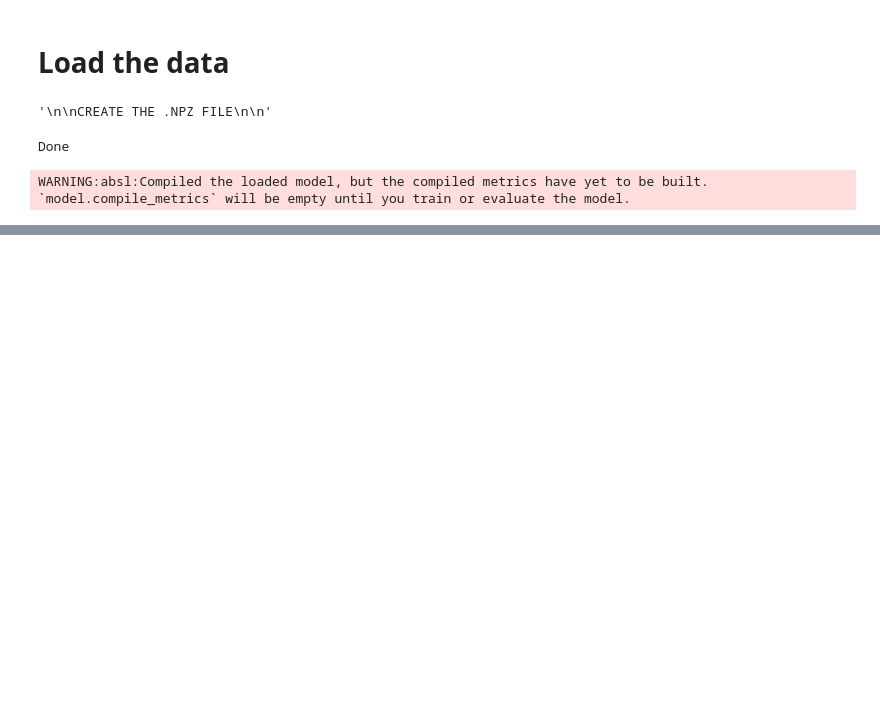
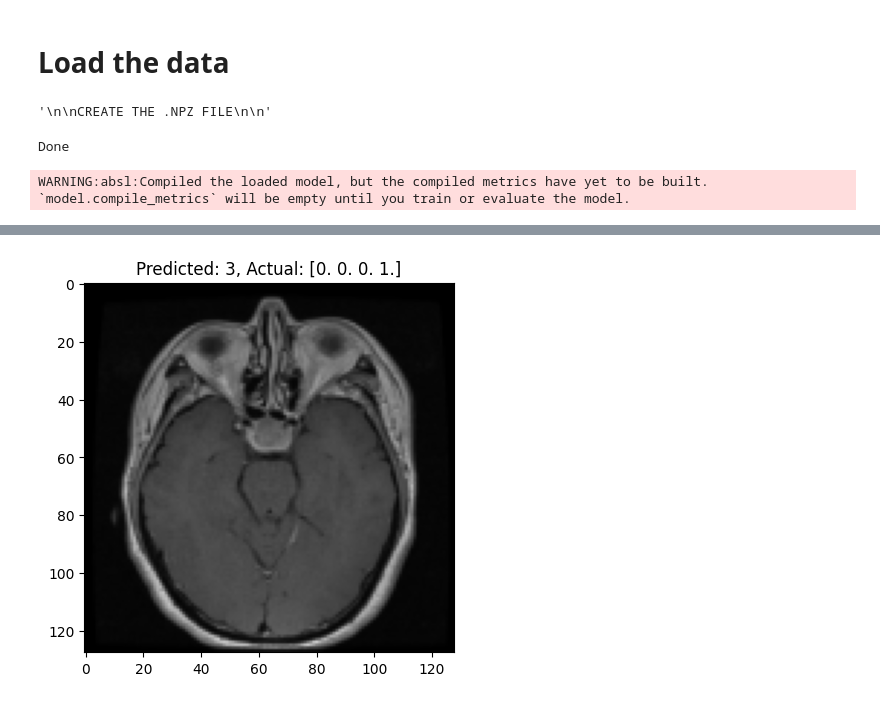
Before and after one commit to JezzaJezzaJezza/AI-Tumor-Detection, a Jupyter notebook: ai.ipynb, the cells around one changed output, grey strips where cells are left out. Drawn from its saved outputs; the diff is of its cells as text; code cells hidden in the pictures; blank space fills up the shorter version.

```diff
--- a/ai.ipynb
+++ b/ai.ipynb
@@ -67,7 +70,11 @@ def loadData(filePath):
 
             img = np.load(os.path.join(filePath, filename))
 
-            img = resize(img, (128, 128), anti_aliasing=True) / 255 # TODO Try normalise between -1 and 1
+            img = resize(img, (128, 128), anti_aliasing=True) # TODO - NOT NORMALISING DIDN'T YIELDED THE SAME VALUES
+
+            # display_img = np.clip(img * 255, 0, 255).astype('uint8')
+            # plt.imshow(display_img)
+            # plt.show()
 
             images.append(img)
 
@@ -83,7 +90,7 @@ def loadData(filePath):
     intLabels = to_categorical(intLabels)
 
     # Split the data into training and validation sets
-    return imagesNP, intLabels
+    return imagesNP, intLabels, encoder
 # %%
 def featureExtractionModel():
     model = Sequential()
@@ -102,15 +109,10 @@ def featureExtractionModel():
 # %%
 def main():
     filePath = './data/MixedTrainingNumpy/'
-    imagesNP, labelsNP = loadData(filePath)
+    imagesNP, labelsNP, encoder = loadData(filePath)
     print("Done")
 
     imTrain, imTest, labTrain, labTest = train_test_split(imagesNP, labelsNP, test_size=0.2, random_state=42)
-
-    print(imTrain.shape)
-    print(labTrain.shape)
-    print(imTest.shape)
-    print(labTest.shape)
 
     # kFold = KFold(n_splits=5, shuffle=True, random_state=42)
 
@@ -140,6 +142,7 @@ def main():
     # test_score = model.evaluate(imTest, labTest, verbose=0)
     # print(f'Test Score: Loss = {test_score[0]}; AUC = {test_score[1]*100}%; Accuracy = {test_score[2]*100}%')
 
+
     model = load_model("./CNN.h5")
 
     featureModel = keras.Model(inputs=model.inputs, outputs=model.layers[-3].output)
@@ -149,14 +152,78 @@ def main():
     featureTest = featureModel.predict(imTest)
     print(featureTest.shape)
 
-    randForest = RandomForestClassifier(n_estimators=1000, random_state=42, max_depth=20, max_features='sqrt', min_samples_leaf=1, min_samples_split=2, bootstrap=False)
+
+
+    randForestDist = { # Grid search takes too long so use Halving Random Search
+        'n_estimators' : sp_randint(500, 1000),
+        'criterion' : ['gini', 'entropy', 'log_loss'],
+        'max_depth' : [10, 20, 30, None],
+        'min_samples_split' : sp_randint(2, 10),
+        'min_samples_leaf' : sp_randint(1, 8),
+        'max_features' : ['log2', 'sqrt', None],
+        'bootstrap' : [True, False],
+        'warm_start' : [True, False],
+        'class_weight' : ['balance_subsample', None],
+        #'ccp_alpha' : sp_randint(0, 0.025)
+    }
+
+    #CRAP ==> {'bootstrap': False, 'class_weight': None, 'criterion': 'gini', 'max_depth': None, 'max_features': 'sqrt', 'min_samples_leaf': 2, 'min_samples_split': 5, 'n_estimators': 924, 'warm_start': False} Random Forest Classifier Accuracy: 90.75043630017451%
+    #n_estimators=1000, random_state=42, max_depth=20, max_features='sqrt', min_samples_leaf=1, min_samples_split=2, bootstrap=False
+    randForest = RandomForestClassifier(n_estimators=1000, random_state=45, max_depth=20, max_features='sqrt', min_samples_leaf=1, min_samples_split=2, bootstrap=False, ccp_alpha=0.01)
+    #forestGridSearch = HalvingRandomSearchCV(estimator=randForest, param_distributions=randForestDist, cv=5, n_jobs=-1, verbose=2, scoring='accuracy')
+    #forestGridSearch.fit(featureTrain, np.argmax(labTrain, axis=1))
+    #print("Best parameters found: ", forestGridSearch.best_params_)
     randForest.fit(featureTrain, np.argmax(labTrain, axis=1))
 
+    #optimalRandForest = forestGridSearch.best_estimator_
+
     rfPred = randForest.predict(featureTest)
+
+    # rfPredRAW = encoder.inverse_transform([np.argmax(label) for label in rfPred])
+    # realLabelRAW = encoder.inverse_transform([np.argmax(label) for label in labTest])
+
+    countReal = pd.Series(np.argmax(labTest, axis=1)).value_counts()
+    countPred = pd.Series(rfPred).value_counts()
+
+    compareCount = pd.DataFrame({'Actual: ': countReal, 'Pred: ': countPred})
+    print(compareCount)
+
+    for i in range(min(5, len(rfPred))):
+        print(f'Predicted: {rfPred[i]}, Actual: {labTest[i]}')
+        plt.imshow(imTest[i])
+        plt.title(f'Predicted: {rfPred[i]}, Actual: {labTest[i]}')
+        plt.show()
 
     accuracy = accuracy_score(np.argmax(labTest, axis=1), rfPred)
     print(f'Random Forest Classifier Accuracy: {accuracy * 100}%')
 
+    #TODO - DO CROSS VALIDATION ON RAND FOREST
+
+
+
+    '''
+    # hyperparamGrid = {
+    #     'n_neighbors' : [2, 4, 8],
+    #     'algorithm' : ['ball_tree', 'brute'],
+    #     'leaf_size' : [20, 30, 50],
+    #     'p' : [1, 2, 3],
+    #     #'metric' : ['auto', 'sqrt']
+    # }
+
+    knnModel = KNeighborsClassifier(n_neighbors=4, weights='distance', leaf_size=4)
+
+    #hyperparamSearch = GridSearchCV(estimator=knnModel, param_grid=hyperparamGrid, cv=3, n_jobs=-1, verbose=2, return_train_score=True)
+
+    knnModel.fit(featureTrain, np.argmax(labTrain, axis=1))
+    #hyperparamSearch.fit(featureTrain, np.argmax(labTrain, axis=1))
+
+    #print("Optimal hyperparameters: ", hyperparamSearch.best_params_)
+
+    knnPred = knnModel.predict(featureTest)
+
+    knnAccuracy = accuracy_score(np.argmax(labTest, axis=1), knnPred)
+    print(f'KNN Classifier Accuracy: {knnAccuracy * 100}%')
+    '''
 
 main()
 # %% [output]
@@ -173,0 +242 @@ Random Forest Classifier Accuracy: 91.44851657940663%
+[figure, added]
```
Also changed, not shown: parts of 2 cells of this notebook.
